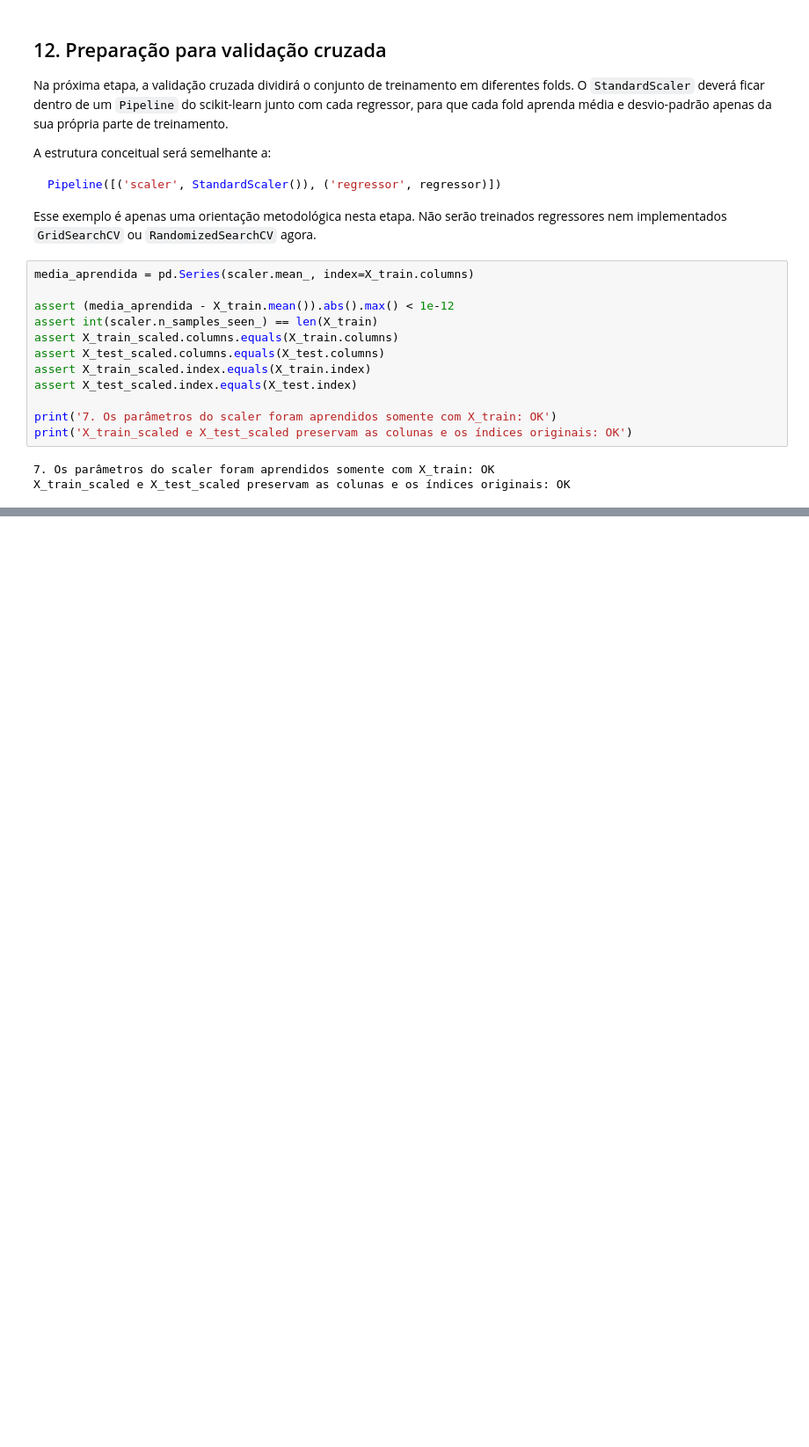
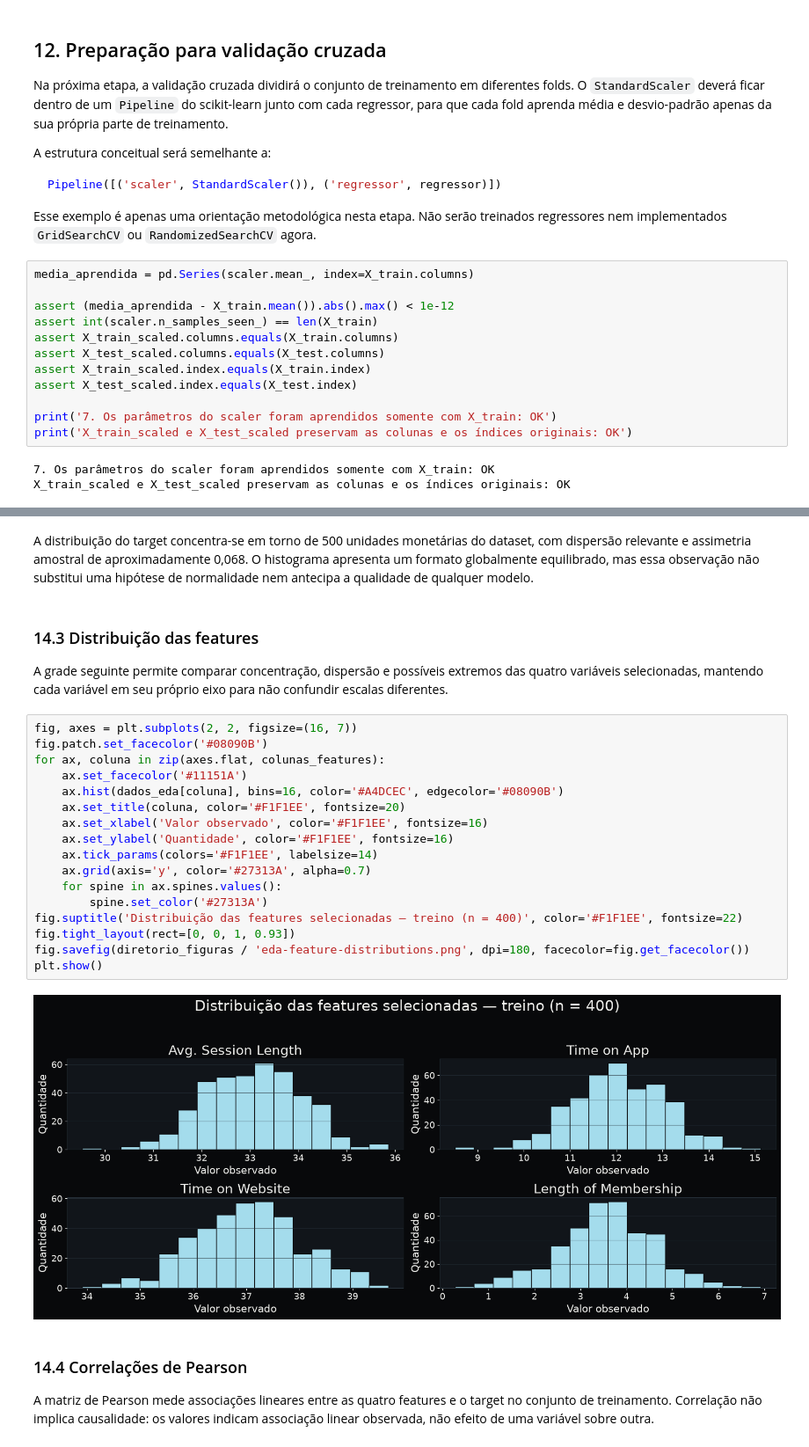
Before and after one commit to GabrielNito/desafio-do-oraculo-preditivo, a Jupyter notebook: notebooks/ecommerce_customers.ipynb, the cells around one changed output, grey strips where cells are left out. Shown at 88% size. Saved outputs shown, nothing was run; the diff lists cells and outputs as text; blank space fills up the shorter version.

```diff
--- a/notebooks/ecommerce_customers.ipynb
+++ b/notebooks/ecommerce_customers.ipynb
@@ -464,0 +555,29 @@ Com isso, os dados estão organizados para a futura implementação da Regressã
+# %% [markdown]
+A distribuição do target concentra-se em torno de 500 unidades monetárias do dataset, com dispersão relevante e assimetria amostral de aproximadamente 0,068. O histograma apresenta um formato globalmente equilibrado, mas essa observação não substitui uma hipótese de normalidade nem antecipa a qualidade de qualquer modelo.
+# %% [markdown]
+### 14.3 Distribuição das features
+
+A grade seguinte permite comparar concentração, dispersão e possíveis extremos das quatro variáveis selecionadas, mantendo cada variável em seu próprio eixo para não confundir escalas diferentes.
+# %%
+fig, axes = plt.subplots(2, 2, figsize=(16, 7))
+fig.patch.set_facecolor('#08090B')
+for ax, coluna in zip(axes.flat, colunas_features):
+    ax.set_facecolor('#11151A')
+    ax.hist(dados_eda[coluna], bins=16, color='#A4DCEC', edgecolor='#08090B')
+    ax.set_title(coluna, color='#F1F1EE', fontsize=20)
+    ax.set_xlabel('Valor observado', color='#F1F1EE', fontsize=16)
+    ax.set_ylabel('Quantidade', color='#F1F1EE', fontsize=16)
+    ax.tick_params(colors='#F1F1EE', labelsize=14)
+    ax.grid(axis='y', color='#27313A', alpha=0.7)
+    for spine in ax.spines.values():
+        spine.set_color('#27313A')
+fig.suptitle('Distribuição das features selecionadas — treino (n = 400)', color='#F1F1EE', fontsize=22)
+fig.tight_layout(rect=[0, 0, 1, 0.93])
+fig.savefig(diretorio_figuras / 'eda-feature-distributions.png', dpi=180, facecolor=fig.get_facecolor())
+plt.show()
+# %% [output]
+[figure, added]
+# %% [markdown]
+### 14.4 Correlações de Pearson
+
+A matriz de Pearson mede associações lineares entre as quatro features e o target no conjunto de treinamento. Correlação não implica causalidade: os valores indicam associação linear observada, não efeito de uma variável sobre outra.
```
Also changed, not shown: parts of 28 cells of this notebook, 9 other files.
